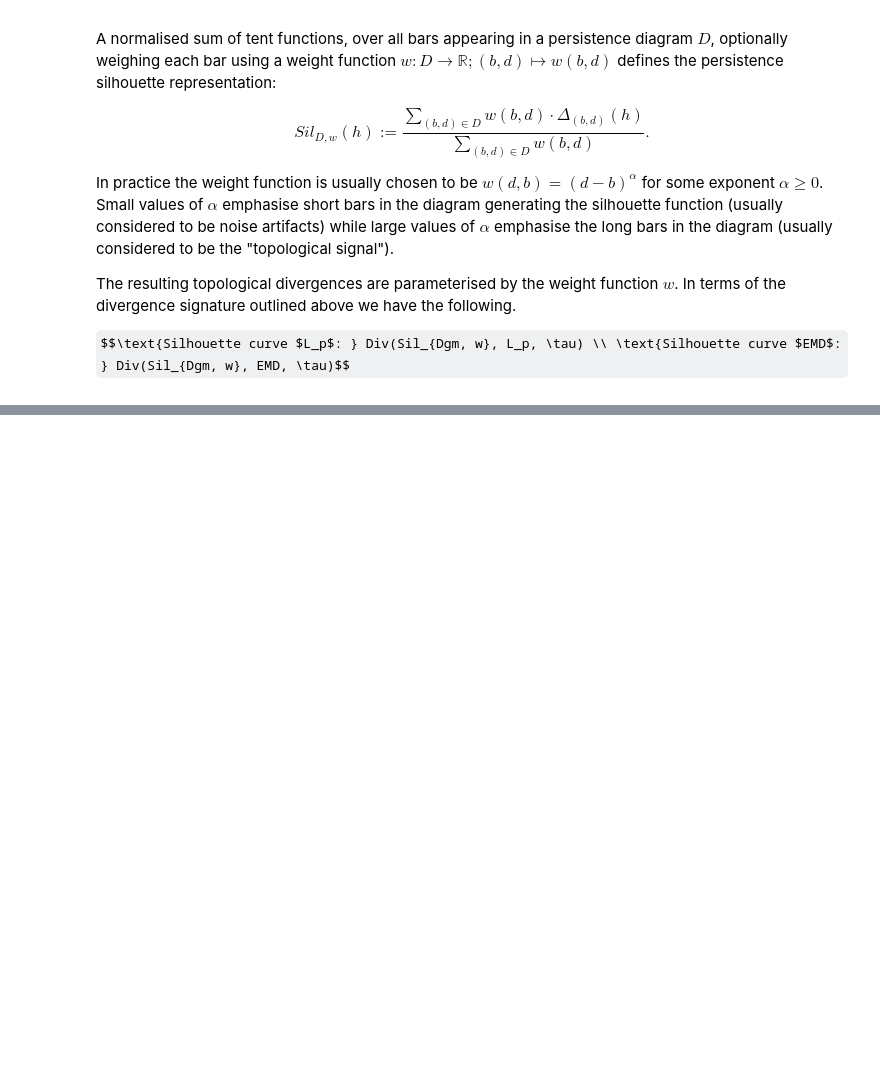
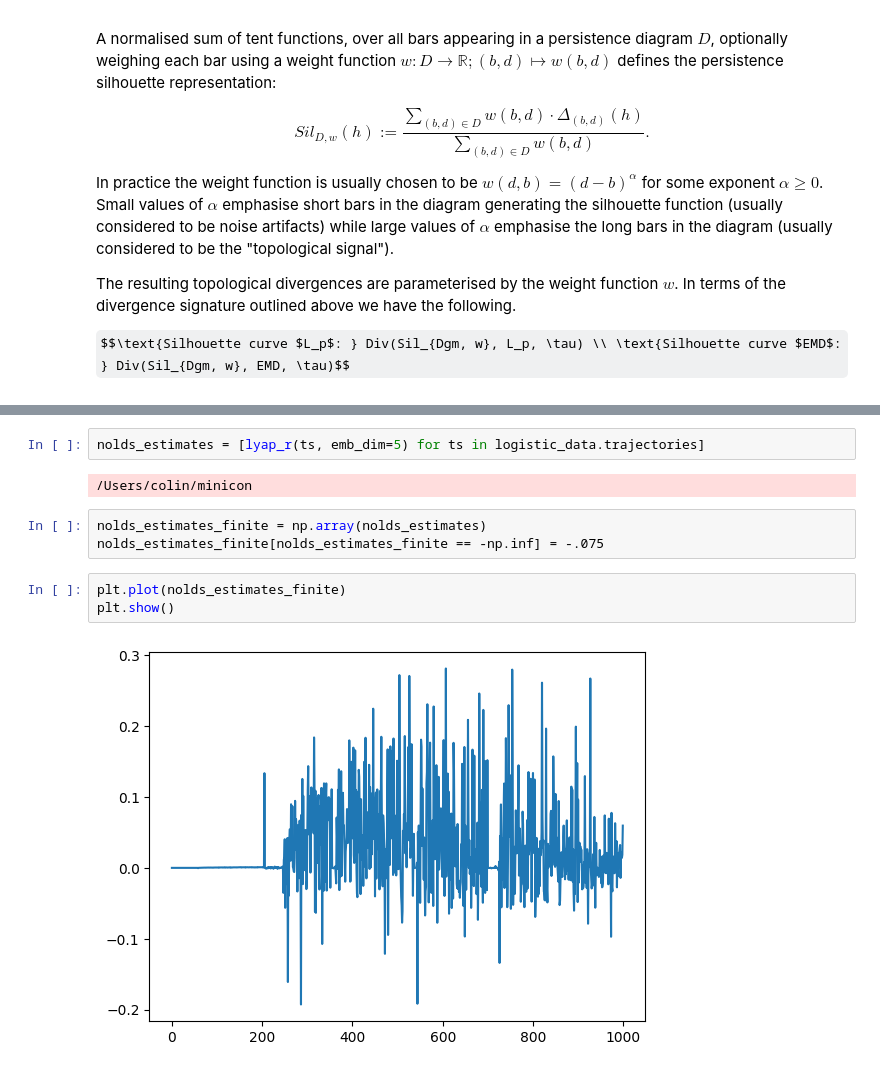
Before and after one commit to colinstephen/topological_divergences, a Jupyter notebook: experiments2.ipynb, the cells around one changed output, grey strips where cells are left out. Drawn from its saved outputs; the diff is of its cells as text; some formulas as TeX source; blank space fills up the shorter version.

```diff
--- a/experiments2.ipynb
+++ b/experiments2.ipynb
@@ -232,0 +312,12 @@ We use a comprehensive statistical summary, appearing as Definition 2.1 in [^8].
+# %%
+nolds_estimates = [lyap_r(ts, emb_dim=5) for ts in logistic_data.trajectories]
+# %% [output]
+/Users/colin/minicon
+# %%
+nolds_estimates_finite = np.array(nolds_estimates)
+nolds_estimates_finite[nolds_estimates_finite == -np.inf] = -.075
+# %%
+plt.plot(nolds_estimates_finite)
+plt.show()
+# %% [output]
+[figure, added]
```
Also changed, not shown: parts of 26 cells of this notebook, 2 other files.
